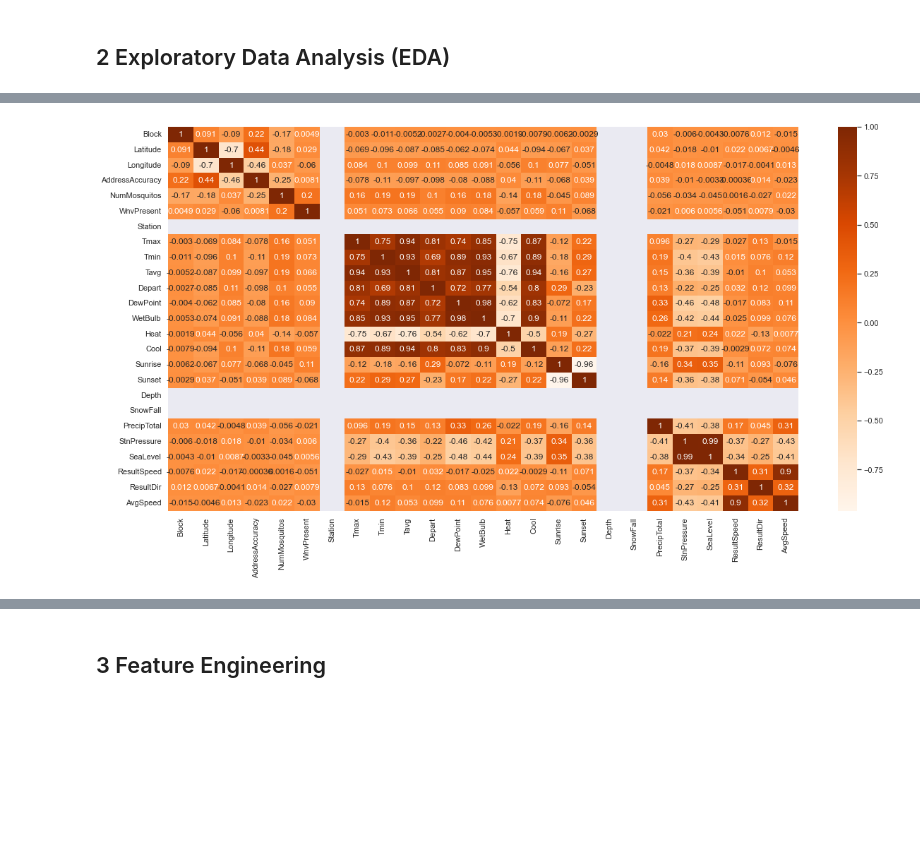
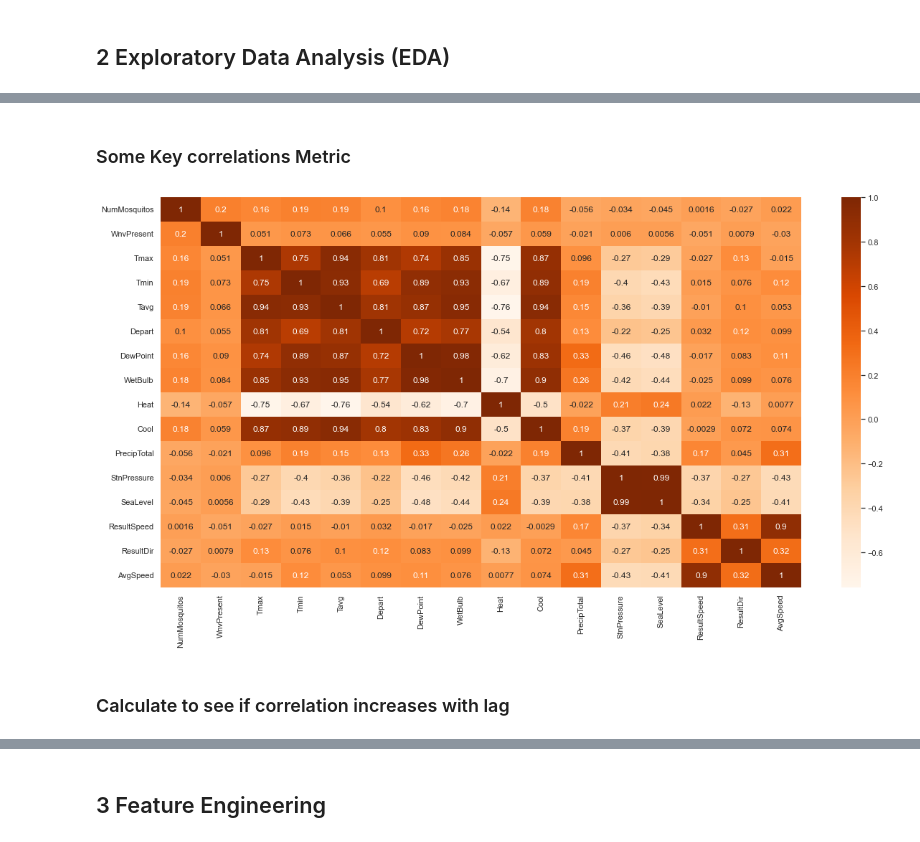
Before and after one commit to nahsradus/SpringBoard, a Jupyter notebook: CapstoneProject2/Notebooks/WestNileVirus.ipynb, the cells around one changed output, grey strips where cells are left out. Saved outputs shown, nothing was run; the diff lists cells and outputs as text; code cells hidden in the pictures; blank space fills up the shorter version.

```diff
--- a/CapstoneProject2/Notebooks/WestNileVirus.ipynb
+++ b/CapstoneProject2/Notebooks/WestNileVirus.ipynb
@@ -110,6 +133,6 @@ spray_df.head()
 ### Clean Train Data
 # %%
 ## Drop all irrelevant columns
-train_df.drop(columns = ['Address','Street','AddressNumberAndStreet'], inplace = True)
+train_df.drop(columns = ['Address','AddressNumberAndStreet'], inplace = True)
 train_df.head()
 # %% [output]
@@ -343,0 +390,3 @@ plt.show()
+# %%
+# Drop if they are not very useful
+weather_df1.drop(columns = ['SnowFall','Depth', 'Sunrise', 'Sunset'], inplace = True)
@@ -396,0 +451,5 @@ memory usage: 2.3+ MB
+# %%
+merged_df['day'] = merged_df['Date'].dt.day
+merged_df['doy'] = merged_df['Date'].dt.dayofyear
+merged_df['month'] = merged_df['Date'].dt.month
+merged_df['year'] = merged_df['Date'].dt.year
@@ -426,0 +558,5 @@ for each_col in ['Tavg','Tmax', 'WetBulb']:
+# %%
+cols = ['NumMosquitos','WnvPresent',
+        'Tmax','Tmin', 'Tavg','Depart', 'DewPoint',
+        'WetBulb','Heat','Cool', 'PrecipTotal',     'StnPressure',
+        'SeaLevel', 'ResultSpeed','ResultDir','AvgSpeed']
@@ -427,6 +620,10 @@ for each_col in ['Tavg','Tmax', 'WetBulb']:
+# %% [markdown]
+### Some Key correlations Metric
 # %%
 fig, ax = plt.subplots(figsize=(20,10))
-sns.heatmap(merged_df[].corr(), annot=True, cmap="Oranges" ,ax = ax)
+sns.heatmap(merged_df[cols].corr(), annot=True, cmap="Oranges" ,ax = ax)
 plt.show()
 # %% [output]
-[figure, old version]
+[figure, new version]
+# %% [markdown]
+### Calculate to see if correlation increases with lag
```
Also changed, not shown: parts of 45 cells of this notebook.
